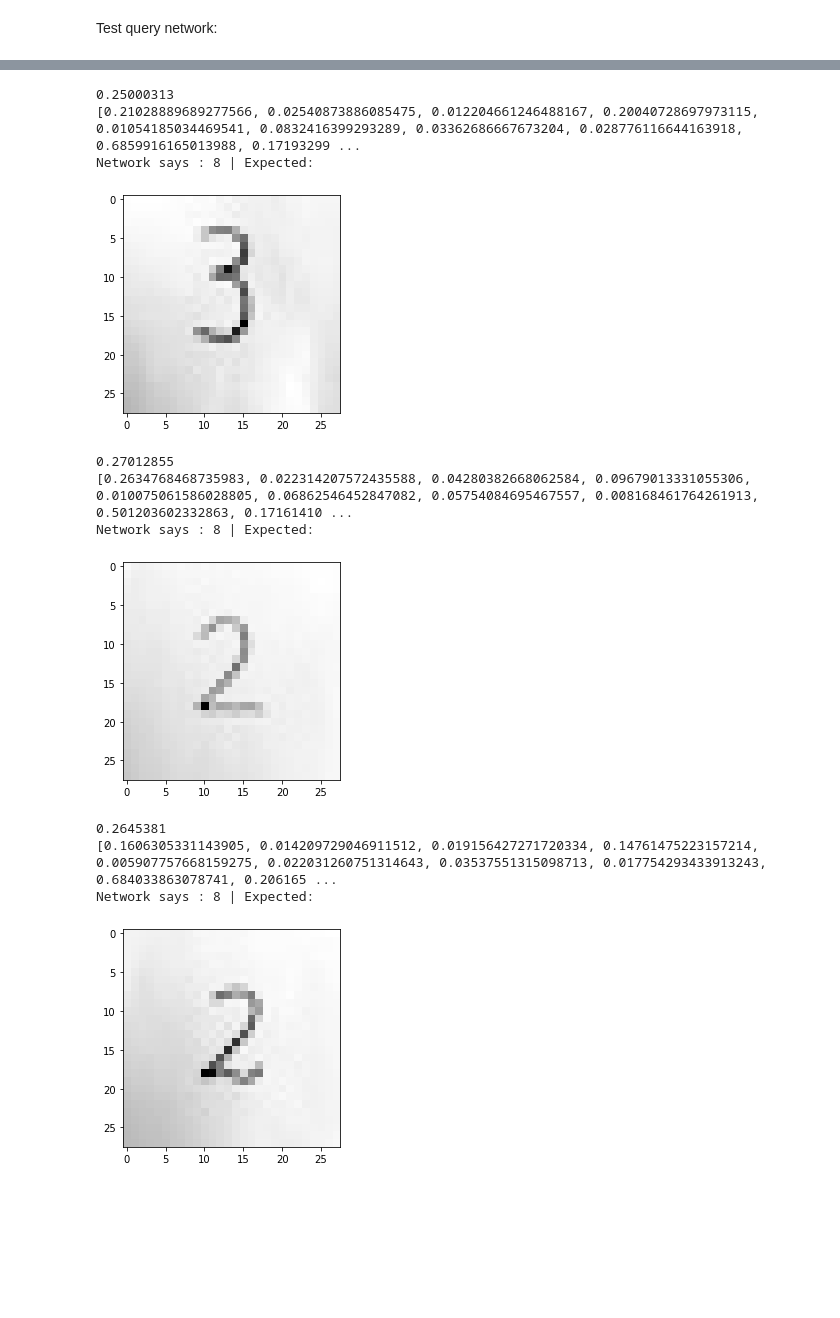
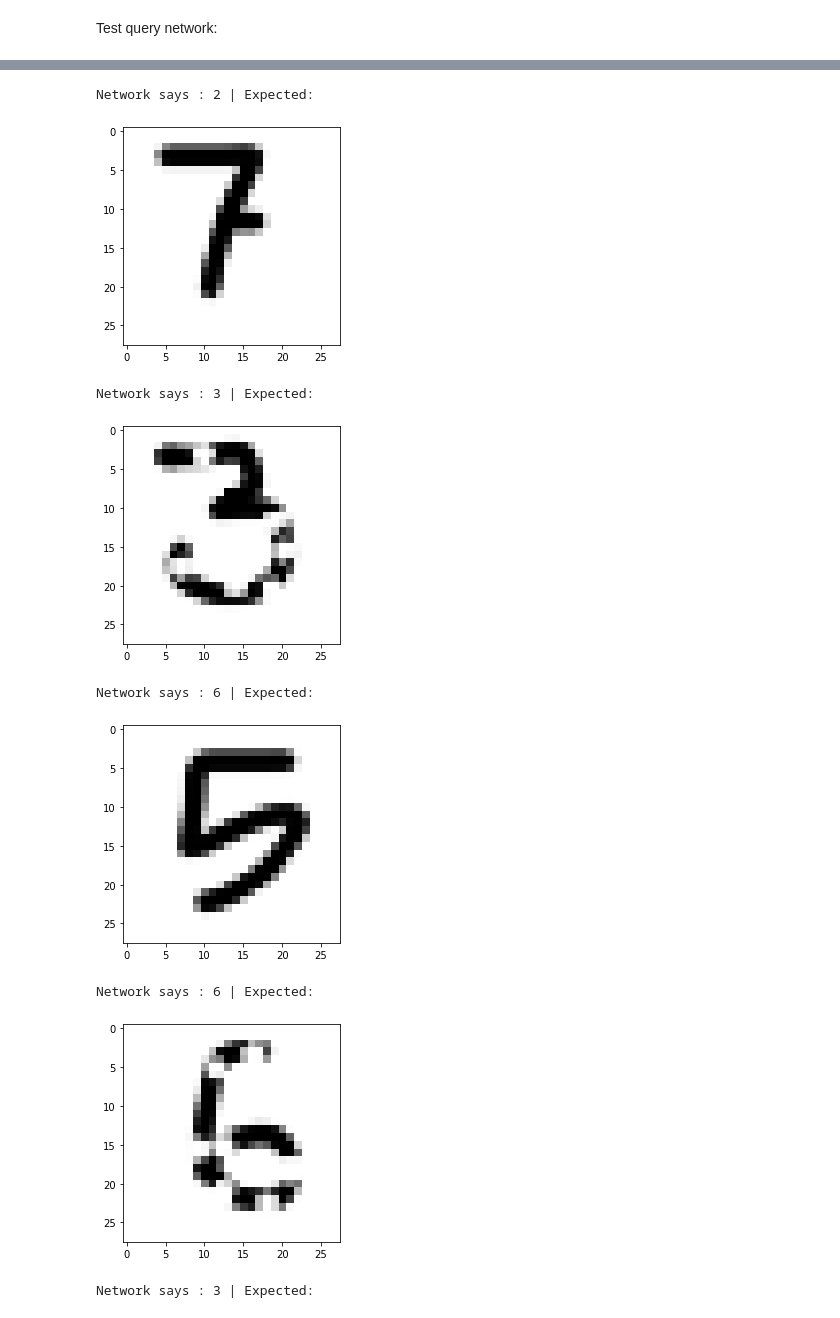
Before and after one commit to eimfach/my-notebooks, a Jupyter notebook: neural-network/neural-network.ipynb, the cells around one changed output, grey strips where cells are left out. Saved outputs shown, nothing was run; the diff lists cells and outputs as text; code cells hidden in the pictures; blank space fills up the shorter version.

```diff
--- a/neural-network/neural-network.ipynb
+++ b/neural-network/neural-network.ipynb
@@ -851,12 +751,12 @@ matplotlib.pyplot.show()
 # %%
 print("Creating a new network instance 'network1'")
-network1 = createNetwork(learningRate=0.1)
+network1 = helpers.createNetwork(learningRate=0.1)
 print("Training ongoing, this might take a while ...")
-training(network=network1, trainingData=global_training_data, epochs=8)
+helpers.training(network=network1, trainingData=global_training_data, epochs=8)
 print("------------------------")
 print("Done!")
 print("------------------------")
-performance(network=network1, testData=global_test_data)
+helpers.performance(network=network1, testData=global_test_data)
 # %% [output]
 Creating a new network instance 'network1'
 Training ongoing, this might take a while ...
@@ -870,28 +796,25 @@ Convert images into float array and reduce the colors to gray tones:
 def convertImage(path):
     img_array = 255.0 - imageio.imread(path, as_gray=True)
     # remove dark noise:
-    img_array = numpy.where(img_array > 200, 255, img_array)
+    # img_array = numpy.where(img_array > 200, 255, img_array)
     return img_array.reshape(784), img_array
 # %% [markdown]
 Normalize image data for network input:
 # %%
-def normalize(img_data):
+def encodeForNetwork(img_data):
     return (img_data / 255.0 * 0.99) + 0.01
 # %% [markdown]
 Test query network:
 # %%
 def test(network, inputs):
-    guess = network.query(inputs).flatten().tolist()
-    print(guess)
+    guess = network.query(inputs)
+    guess = guess.flatten().tolist()
     return guess.index(max(guess))
 # %%
-results = []
+for file_name in glob.glob("my-images/digital*.png"):
+    img_data, img_array = convertImage(path=file_name)
+    img_data = encodeForNetwork(img_data=img_data)
 
-for file_name in glob.glob("my-images/IMG_285*.png"):
-    img_data, img_array = convertImage(path=file_name)
-    img_data = normalize(img_data=img_data)
-
-    print(scipy.average(img_data))
     print("Network says :", test(network=network1, inputs=img_data), "| Expected:")
     matplotlib.pyplot.imshow(img_array, cmap="Greys", interpolation="None")
     matplotlib.pyplot.show()
@@ -903,12 +824,9 @@ Network says : 8 | Expected:
-0.25000313
-[0.21028889689277566, 0.02540873886085475, 0.012204661246488167, 0.20040728697973115, 0.01054185034469541, 0.0832416399293289, 0.03362686667673204, 0.028776116644163918, 0.6859916165013988, 0.17193299 ...
-Network says : 8 | Expected:
+Network says : 2 | Expected:
-[figure, old version]
+[figure, new version]
-0.27012855
-[0.2634768468735983, 0.022314207572435588, 0.04280382668062584, 0.09679013331055306, 0.010075061586028805, 0.06862546452847082, 0.05754084695467557, 0.008168461764261913, 0.501203602332863, 0.17161410 ...
-Network says : 8 | Expected:
+Network says : 3 | Expected:
-[figure, old version]
+[figure, new version]
-0.2645381
-[0.1606305331143905, 0.014209729046911512, 0.019156427271720334, 0.14761475223157214, 0.005907757668159275, 0.022031260751314643, 0.03537551315098713, 0.017754293433913243, 0.684033863078741, 0.206165 ...
-Network says : 8 | Expected:
+Network says : 6 | Expected:
-[figure, old version]
+[figure, new version]
+Network says : 6 | Expected:
+[figure, added]
+Network says : 3 | Expected:
```
Also changed, not shown: parts of 11 cells of this notebook, 17 other files.
